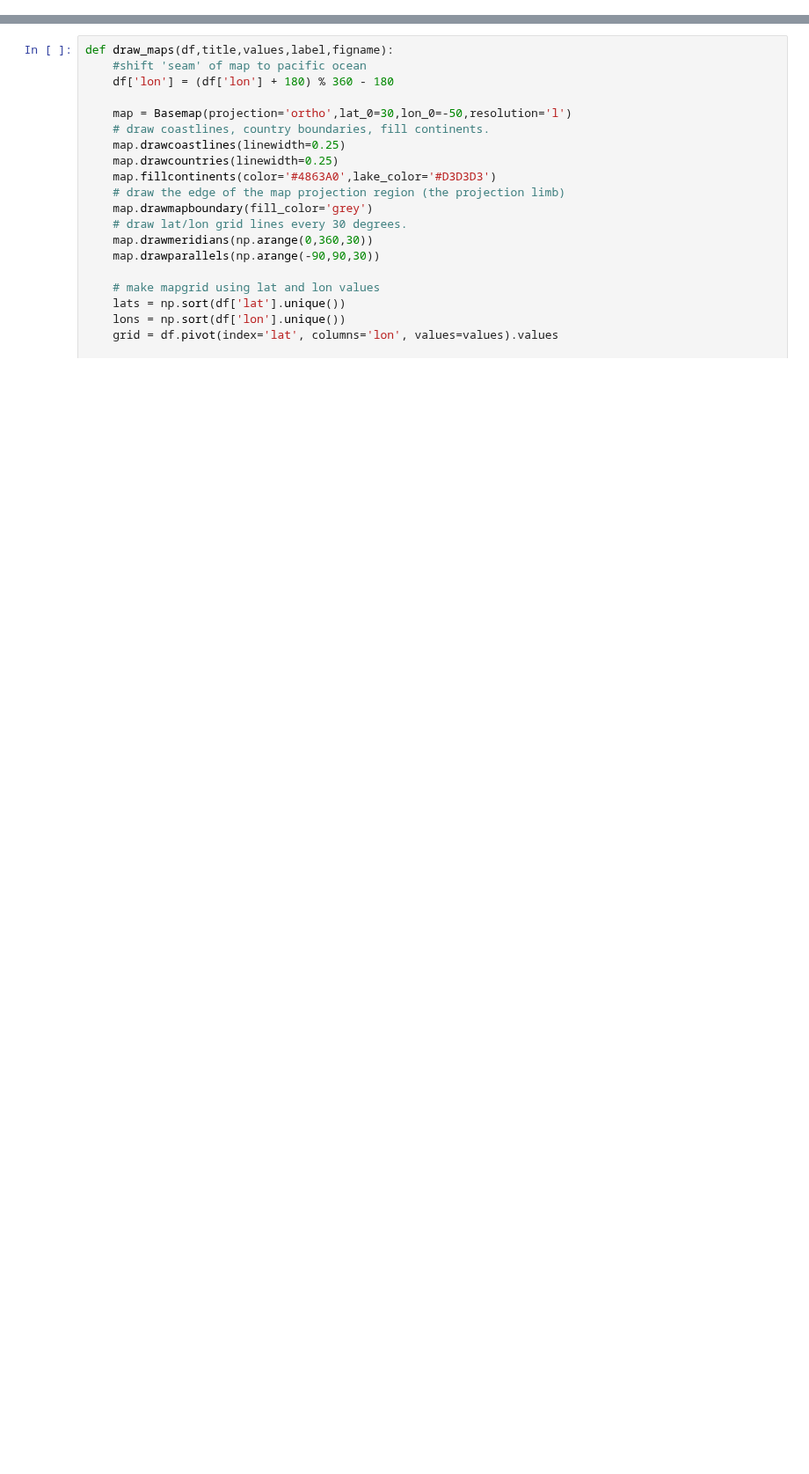
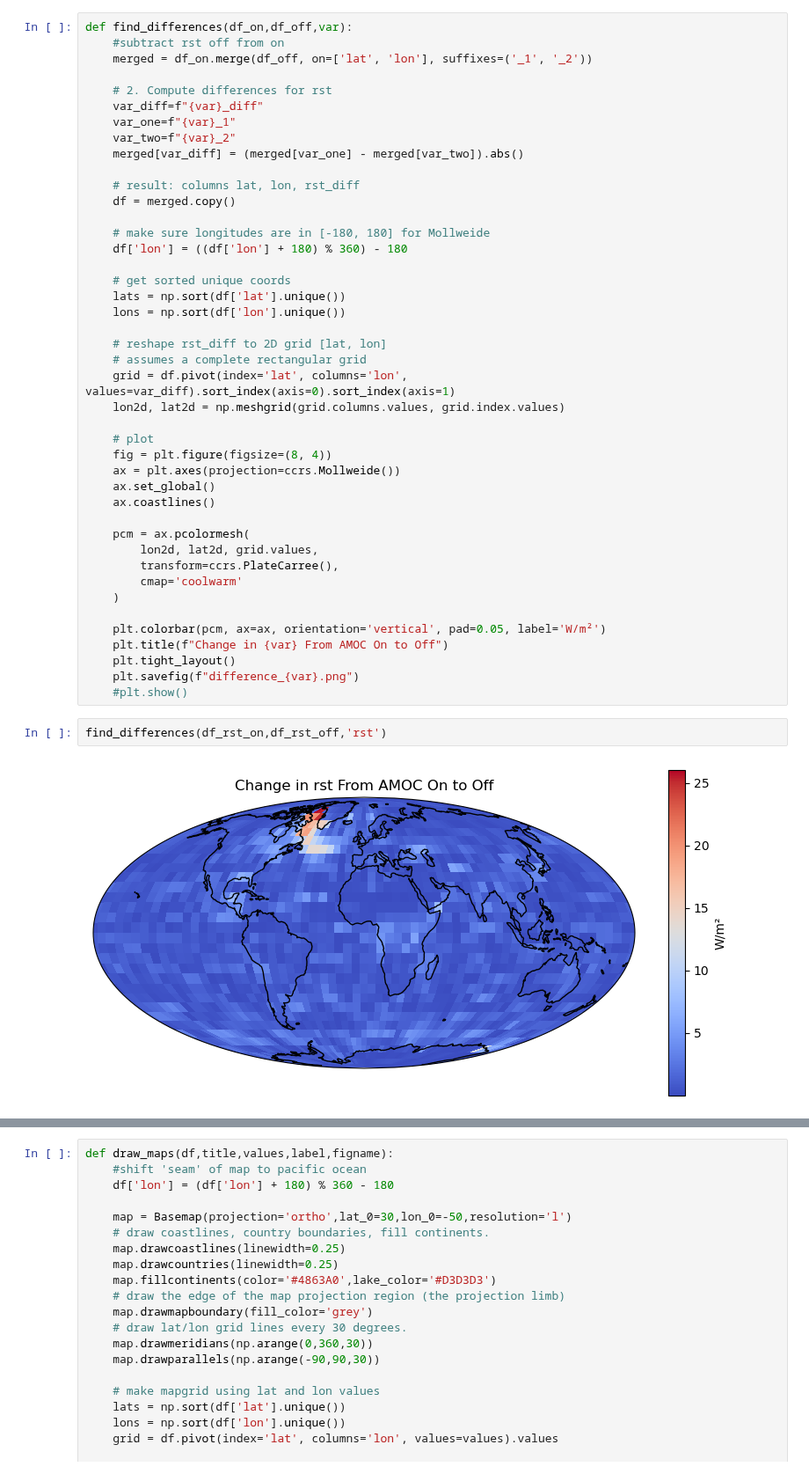
Before and after one commit to amethystaurora-robo/plasim_rare_events, a Jupyter notebook: draw_maps.ipynb, the cells around one changed output, grey strips where cells are left out. Shown at 88% size. Cells and saved outputs as stored; diff of their text form; blank space fills up the shorter version.

```diff
--- a/draw_maps.ipynb
+++ b/draw_maps.ipynb
@@ -19,0 +62,47 @@ df_hfss_off = pd.read_csv("hfss_off.csv")
+# %%
+def find_differences(df_on,df_off,var):
+    #subtract rst off from on
+    merged = df_on.merge(df_off, on=['lat', 'lon'], suffixes=('_1', '_2'))
+
+    # 2. Compute differences for rst
+    var_diff=f"{var}_diff"
+    var_one=f"{var}_1"
+    var_two=f"{var}_2"
+    merged[var_diff] = (merged[var_one] - merged[var_two]).abs()
+
+    # result: columns lat, lon, rst_diff
+    df = merged.copy()
+
+    # make sure longitudes are in [-180, 180] for Mollweide
+    df['lon'] = ((df['lon'] + 180) % 360) - 180
+
+    # get sorted unique coords
+    lats = np.sort(df['lat'].unique())
+    lons = np.sort(df['lon'].unique())
+
+    # reshape rst_diff to 2D grid [lat, lon]
+    # assumes a complete rectangular grid
+    grid = df.pivot(index='lat', columns='lon', values=var_diff).sort_index(axis=0).sort_index(axis=1)
+    lon2d, lat2d = np.meshgrid(grid.columns.values, grid.index.values)
+
+    # plot
+    fig = plt.figure(figsize=(8, 4))
+    ax = plt.axes(projection=ccrs.Mollweide())
+    ax.set_global()
+    ax.coastlines()
+
+    pcm = ax.pcolormesh(
+        lon2d, lat2d, grid.values,
+        transform=ccrs.PlateCarree(),
+        cmap='coolwarm'
+    )
+
+    plt.colorbar(pcm, ax=ax, orientation='vertical', pad=0.05, label='W/m²')
+    plt.title(f"Change in {var} From AMOC On to Off")
+    plt.tight_layout()
+    plt.savefig(f"difference_{var}.png")
+    #plt.show()
+# %%
+find_differences(df_rst_on,df_rst_off,'rst')
+# %% [output]
+[figure, added]
```
Also changed, not shown: parts of 18 cells of this notebook, 1 other file.
